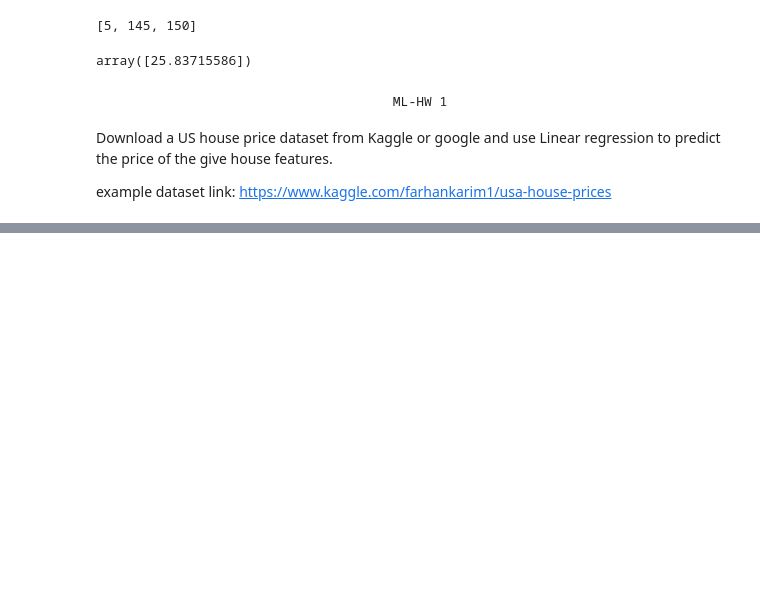
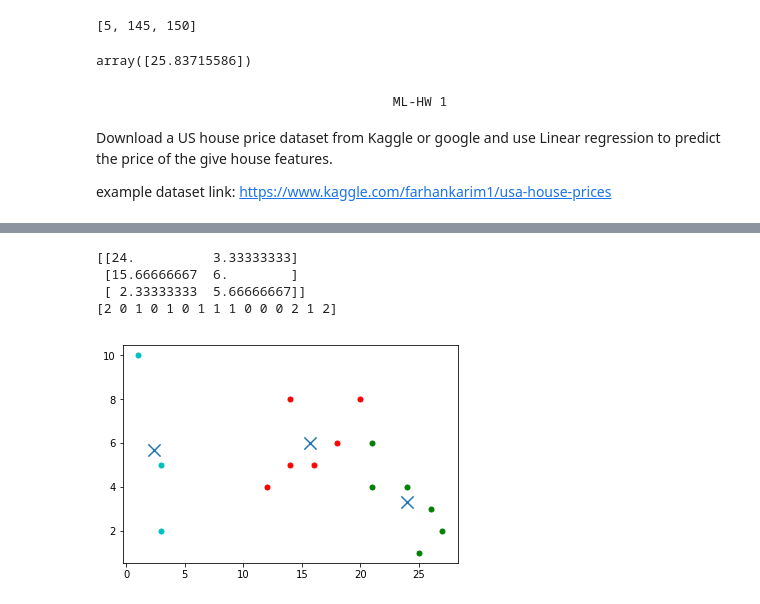
Before and after one commit to sharmasaravanan/Machine_learning, a Jupyter notebook: AI_ML-June-2021.ipynb, the cells around one changed output, grey strips where cells are left out. Drawn from its saved outputs; the diff is of its cells as text; code cells hidden in the pictures; blank space fills up the shorter version.

```diff
--- a/AI_ML-June-2021.ipynb
+++ b/AI_ML-June-2021.ipynb
@@ -2058,0 +2304,22 @@ example dataset link: https://www.kaggle.com/farhankarim1/usa-house-prices
+# %%
+X = np.array([
+    (3, 2),
+    (27, 2),
+    (20, 8),
+    (25, 1),
+    (12, 4),
+    (21, 6),
+    (18, 6),
+    (14, 5),
+    (16, 5),
+    (24, 4),
+    (21, 4),
+    (26, 3),
+    (3, 5),
+    (14, 8),
+    (1, 10),
+])
+# %%
+model = KMeans(n_clusters=3)
+# %%
+model.fit(X)
@@ -2058,0 +2353,22 @@ example dataset link: https://www.kaggle.com/farhankarim1/usa-house-prices
+# %%
+centroids = model.cluster_centers_
+labels = model.labels_
+# %%
+print(centroids)
+print(labels)
+# %% [output]
+[[24.          3.33333333]
+ [15.66666667  6.        ]
+ [ 2.33333333  5.66666667]]
+[2 0 1 0 1 0 1 1 1 0 0 0 2 1 2]
+# %%
+colors = ["g.","r.","c.","y."]
+
+for i in range(len(X)):
+    plt.plot(X[i][0], X[i][1], colors[labels[i]], markersize = 10)
+
+plt.scatter(centroids[:, 0], centroids[:, 1], marker="x", s=150, linewidths=5, zorder=10)
+
+plt.show()
+# %% [output]
+[figure, added]
```
Also changed, not shown: parts of 60 cells of this notebook.
